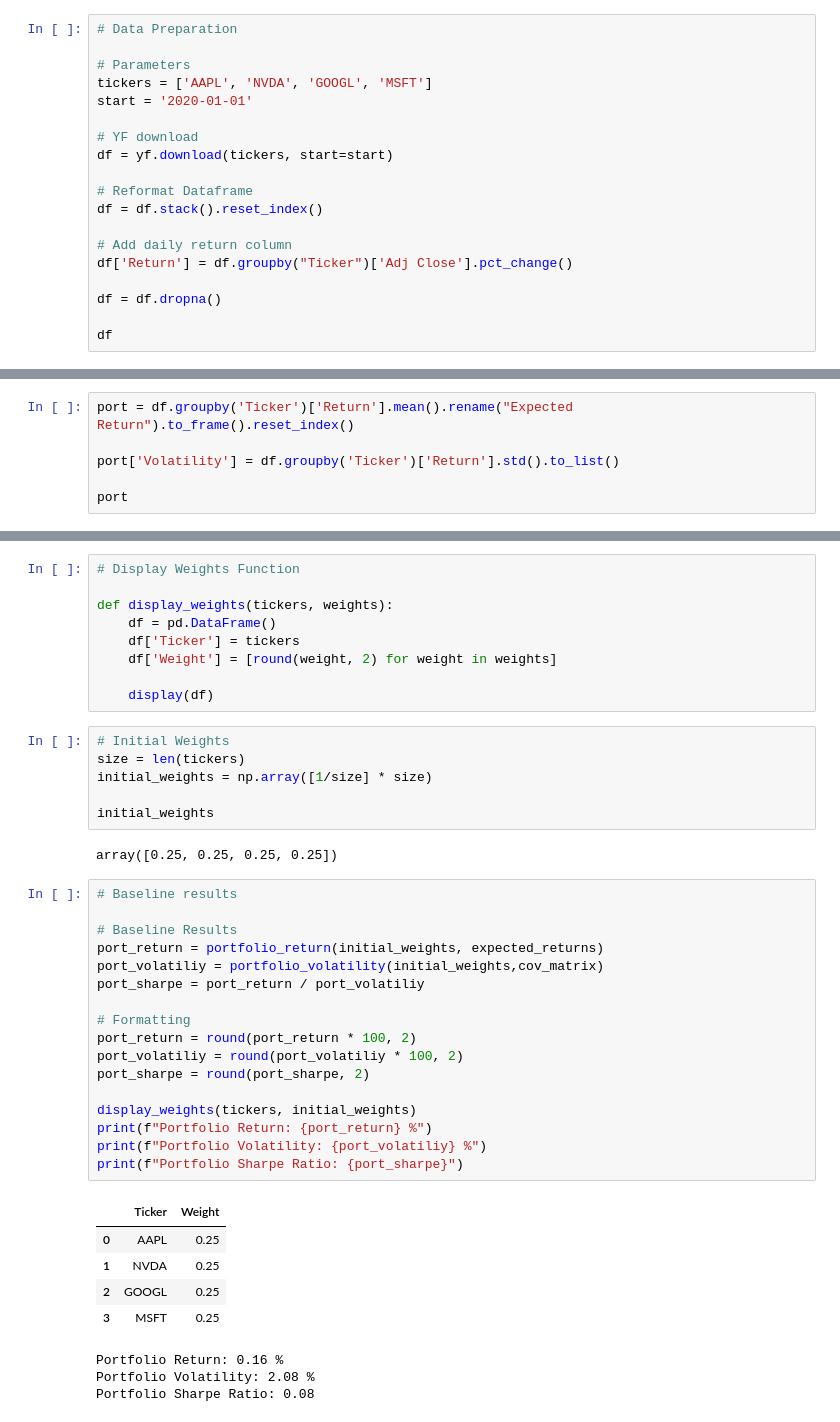
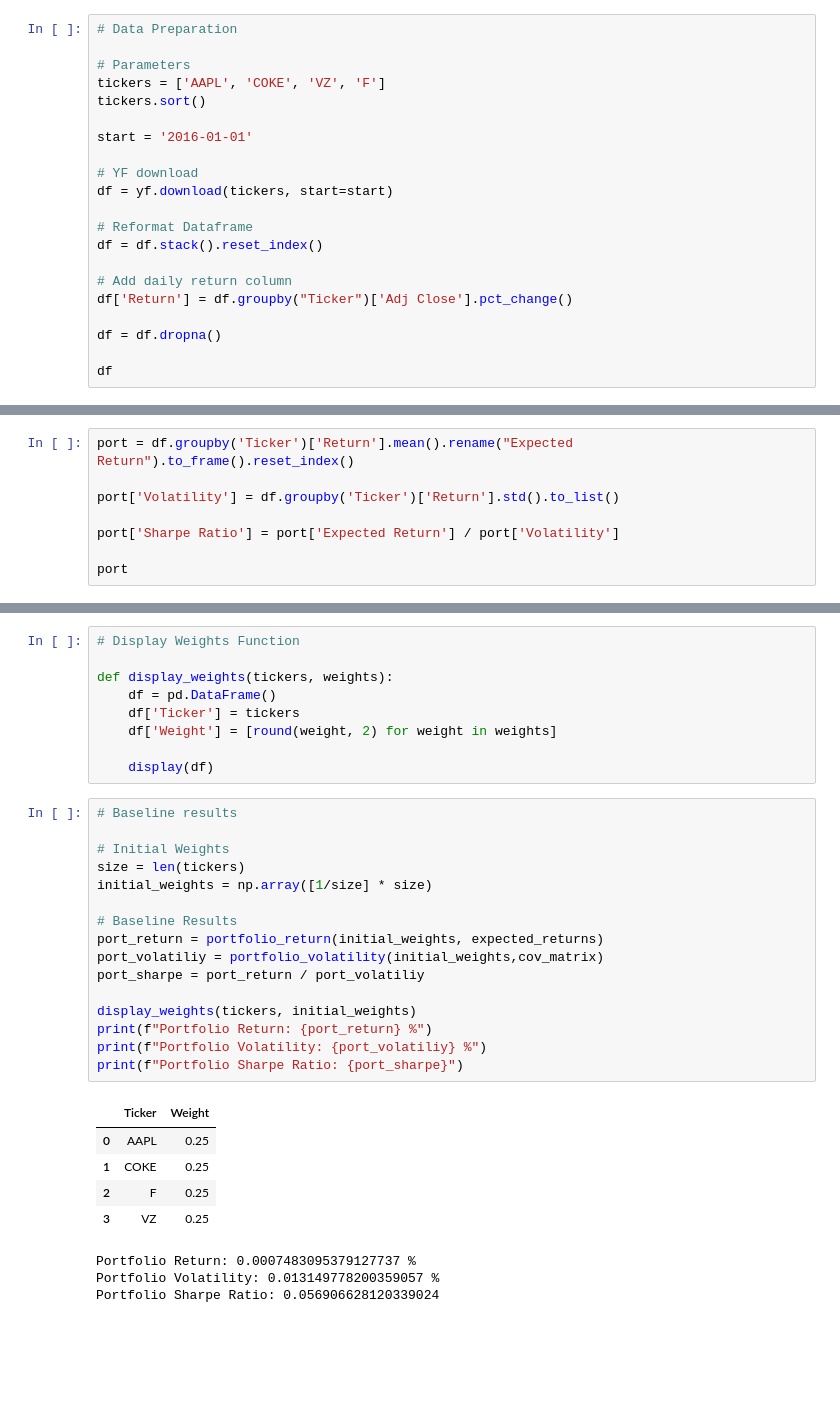
Before and after one commit to andrewhall1124/portfolio-optimizer, a Jupyter notebook: portfolio_optimizer.ipynb, the cells around one changed output, grey strips where cells are left out. Drawn from its saved outputs; the diff is of its cells as text; blank space fills up the shorter version.

```diff
--- a/portfolio_optimizer.ipynb
+++ b/portfolio_optimizer.ipynb
@@ -8,8 +8,10 @@ import matplotlib.pyplot as plt
 # Data Preparation
 
 # Parameters
-tickers = ['AAPL', 'NVDA', 'GOOGL', 'MSFT']
-start = '2020-01-01'
+tickers = ['AAPL', 'COKE', 'VZ', 'F']
+tickers.sort()
+
+start = '2016-01-01'
 
 # YF download
 df = yf.download(tickers, start=start)
@@ -43,5 +45,7 @@ port = df.groupby('Ticker')['Return'].mean().rename("Expected Return").to_frame(
 
 port['Volatility'] = df.groupby('Ticker')['Return'].std().to_list()
 
+port['Sharpe Ratio'] = port['Expected Return'] / port['Volatility']
+
 port
 # %% [output]
@@ -109,40 +113,31 @@ def display_weights(tickers, weights):
     df['Weight'] = [round(weight, 2) for weight in weights]
 
     display(df)
-# %%
-# Initial Weights
-size = len(tickers)
-initial_weights = np.array([1/size] * size)
-
-initial_weights
-# %% [output]
-array([0.25, 0.25, 0.25, 0.25])
 # %%
 # Baseline results
+
+# Initial Weights
+size = len(tickers)
+initial_weights = np.array([1/size] * size)
 
 # Baseline Results
 port_return = portfolio_return(initial_weights, expected_returns)
 port_volatiliy = portfolio_volatility(initial_weights,cov_matrix)
 port_sharpe = port_return / port_volatiliy
 
-# Formatting
-port_return = round(port_return * 100, 2)
-port_volatiliy = round(port_volatiliy * 100, 2)
-port_sharpe = round(port_sharpe, 2)
-
 display_weights(tickers, initial_weights)
 print(f"Portfolio Return: {port_return} %")
 print(f"Portfolio Volatility: {port_volatiliy} %")
 print(f"Portfolio Sharpe Ratio: {port_sharpe}")
 # %% [output]
 |  | Ticker | Weight |
 | 0 | AAPL | 0.25 |
-| 1 | NVDA | 0.25 |
-| 2 | GOOGL | 0.25 |
-| 3 | MSFT | 0.25 |
+| 1 | COKE | 0.25 |
+| 2 | F | 0.25 |
+| 3 | VZ | 0.25 |
-Portfolio Return: 0.16 %
-Portfolio Volatility: 2.08 %
-Portfolio Sharpe Ratio: 0.08
+Portfolio Return: 0.0007483095379127737 %
+Portfolio Volatility: 0.013149778200359057 %
+Portfolio Sharpe Ratio: 0.056906628120339024
 # %%
 # Optimization
 
```
Also changed, not shown: parts of 11 cells of this notebook, 1 other file.
